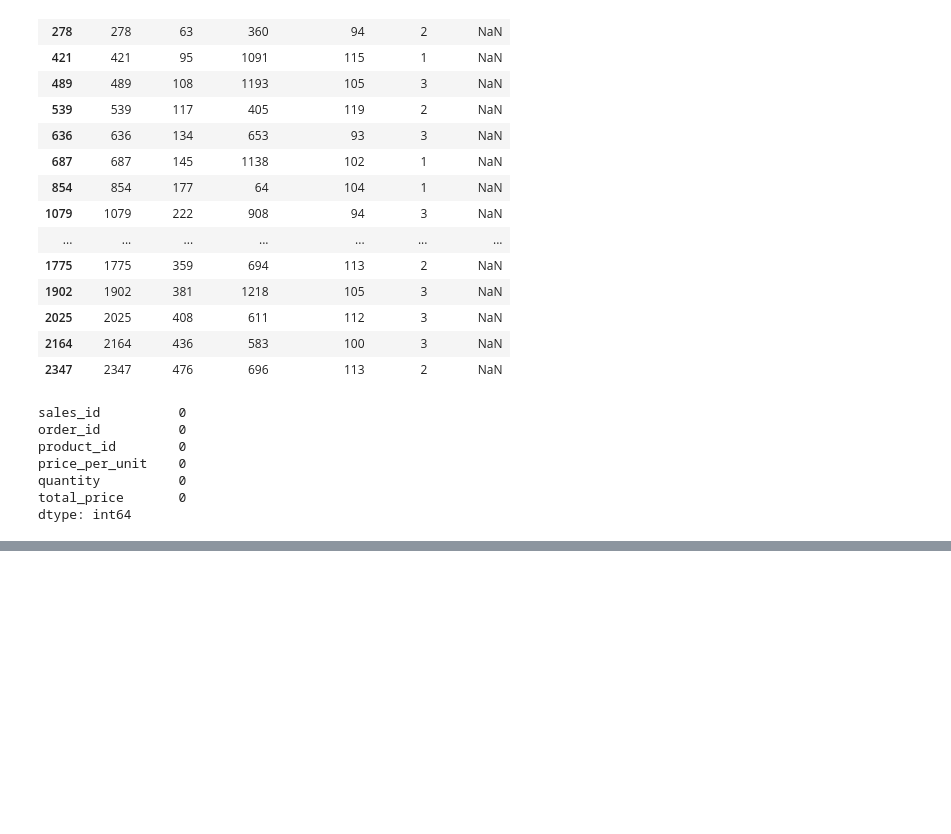
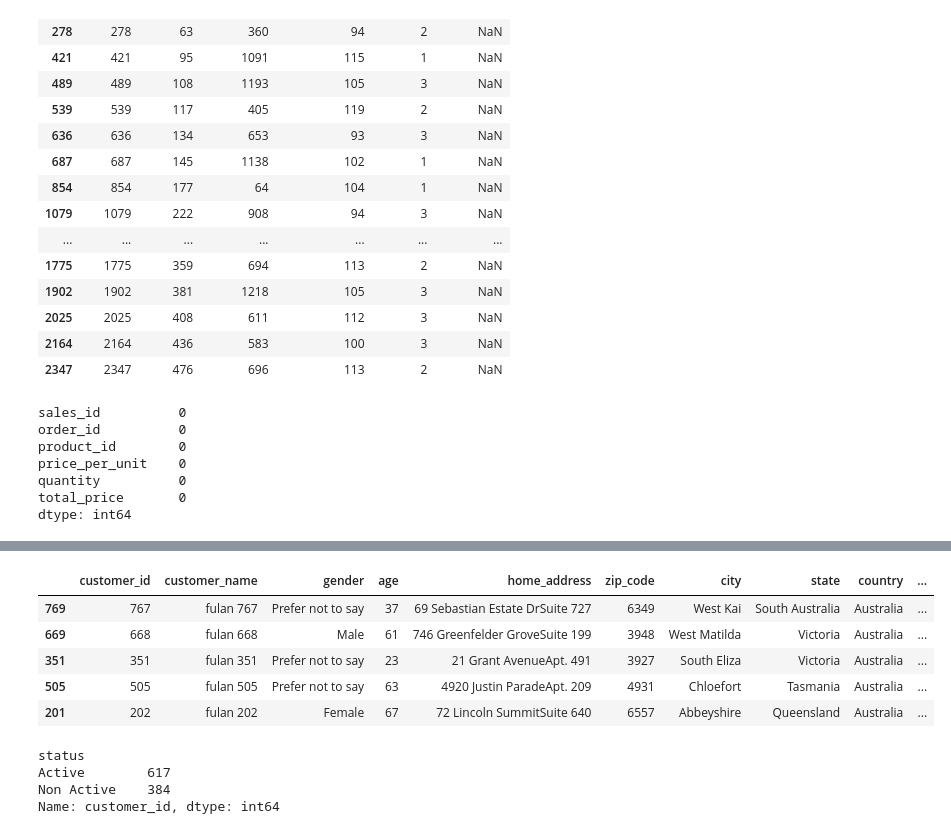
Before and after one commit to MHendriF/Belajar-Analisis-Data-dengan-Python, a Jupyter notebook: latihan/proyek_analisis_data/notebook.ipynb, the cells around one changed output, grey strips where cells are left out. Cells and saved outputs as stored; diff of their text form; code cells hidden in the pictures; blank space fills up the shorter version.

```diff
--- a/latihan/proyek_analisis_data/notebook.ipynb
+++ b/latihan/proyek_analisis_data/notebook.ipynb
@@ -361,0 +422,6 @@ dtype: int64
+# %%
+# Eksplorasi Data orders_df
+delivery_time = orders_df["delivery_date"] - orders_df["order_date"]
+delivery_time = delivery_time.apply(lambda x: x.total_seconds())
+orders_df["delivery_time"] = round(delivery_time/86400)
+#orders_df.describe()
@@ -361,0 +440,20 @@ dtype: int64
+# %%
+# Eksplorasi Data orders_df dan customers_df
+customer_id_in_orders_df =  orders_df.customer_id.tolist()
+customers_df["status"] = customers_df["customer_id"].apply(lambda x: "Active" if x in customer_id_in_orders_df else "Non Active")
+customers_df.sample(5)
+# %% [output]
+|  | customer_id | customer_name | gender | age | home_address | zip_code | city | state | country | ... |
+| 769 | 767 | fulan 767 | Prefer not to say | 37 | 69 Sebastian Estate DrSuite 727 | 6349 | West Kai | South Australia | Australia | ... |
+| 669 | 668 | fulan 668 | Male | 61 | 746 Greenfelder GroveSuite 199 | 3948 | West Matilda | Victoria | Australia | ... |
+| 351 | 351 | fulan 351 | Prefer not to say | 23 | 21 Grant AvenueApt. 491 | 3927 | South Eliza | Victoria | Australia | ... |
+| 505 | 505 | fulan 505 | Prefer not to say | 63 | 4920 Justin ParadeApt. 209 | 4931 | Chloefort | Tasmania | Australia | ... |
+| 201 | 202 | fulan 202 | Female | 67 | 72 Lincoln SummitSuite 640 | 6557 | Abbeyshire | Queensland | Australia | ... |
+# %%
+# Pivot table
+customers_df.groupby(by="status").customer_id.count()
+# %% [output]
+status
+Active        617
+Non Active    384
+Name: customer_id, dtype: int64
```
Also changed, not shown: parts of 12 cells of this notebook.
